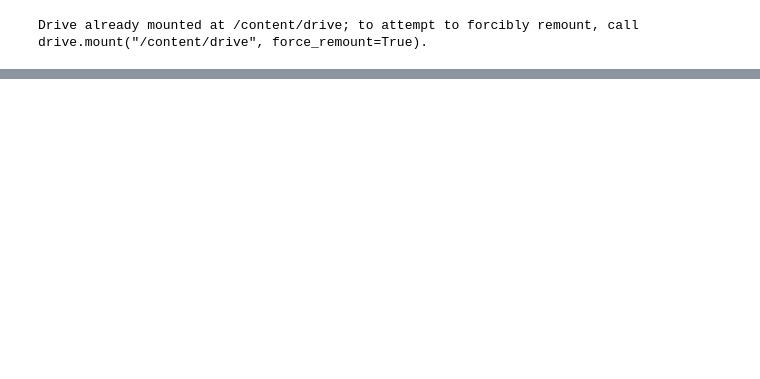
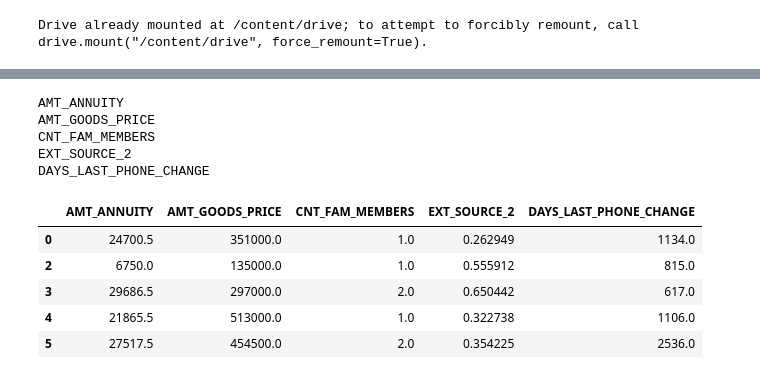
Before and after one commit to bijaykahar/House-Price-Predection, a Jupyter notebook: Home_Loan_Prediction_Rubixe.ipynb, the cells around one changed output, grey strips where cells are left out. Saved outputs shown, nothing was run; the diff lists cells and outputs as text; code cells hidden in the pictures; blank space fills up the shorter version.

```diff
--- a/Home_Loan_Prediction_Rubixe.ipynb
+++ b/Home_Loan_Prediction_Rubixe.ipynb
@@ -162,0 +206,21 @@ Name: TARGET, dtype: float64
+# %%
+for col in dataset.columns:
+  if dataset[col].isnull().sum()> 0 :
+    print(col)
+
+#To Check whether any other NAN values Columns is there or Not
+# %% [output]
+AMT_ANNUITY
+AMT_GOODS_PRICE
+CNT_FAM_MEMBERS
+EXT_SOURCE_2
+DAYS_LAST_PHONE_CHANGE
+# %%
+dataset[['AMT_ANNUITY','AMT_GOODS_PRICE','CNT_FAM_MEMBERS','EXT_SOURCE_2','DAYS_LAST_PHONE_CHANGE']].head()
+# %% [output]
+|  | AMT_ANNUITY | AMT_GOODS_PRICE | CNT_FAM_MEMBERS | EXT_SOURCE_2 | DAYS_LAST_PHONE_CHANGE |
+| 0 | 24700.5 | 351000.0 | 1.0 | 0.262949 | 1134.0 |
+| 2 | 6750.0 | 135000.0 | 1.0 | 0.555912 | 815.0 |
+| 3 | 29686.5 | 297000.0 | 2.0 | 0.650442 | 617.0 |
+| 4 | 21865.5 | 513000.0 | 1.0 | 0.322738 | 1106.0 |
+| 5 | 27517.5 | 454500.0 | 2.0 | 0.354225 | 2536.0 |
```
Also changed, not shown: parts of 54 cells of this notebook.
